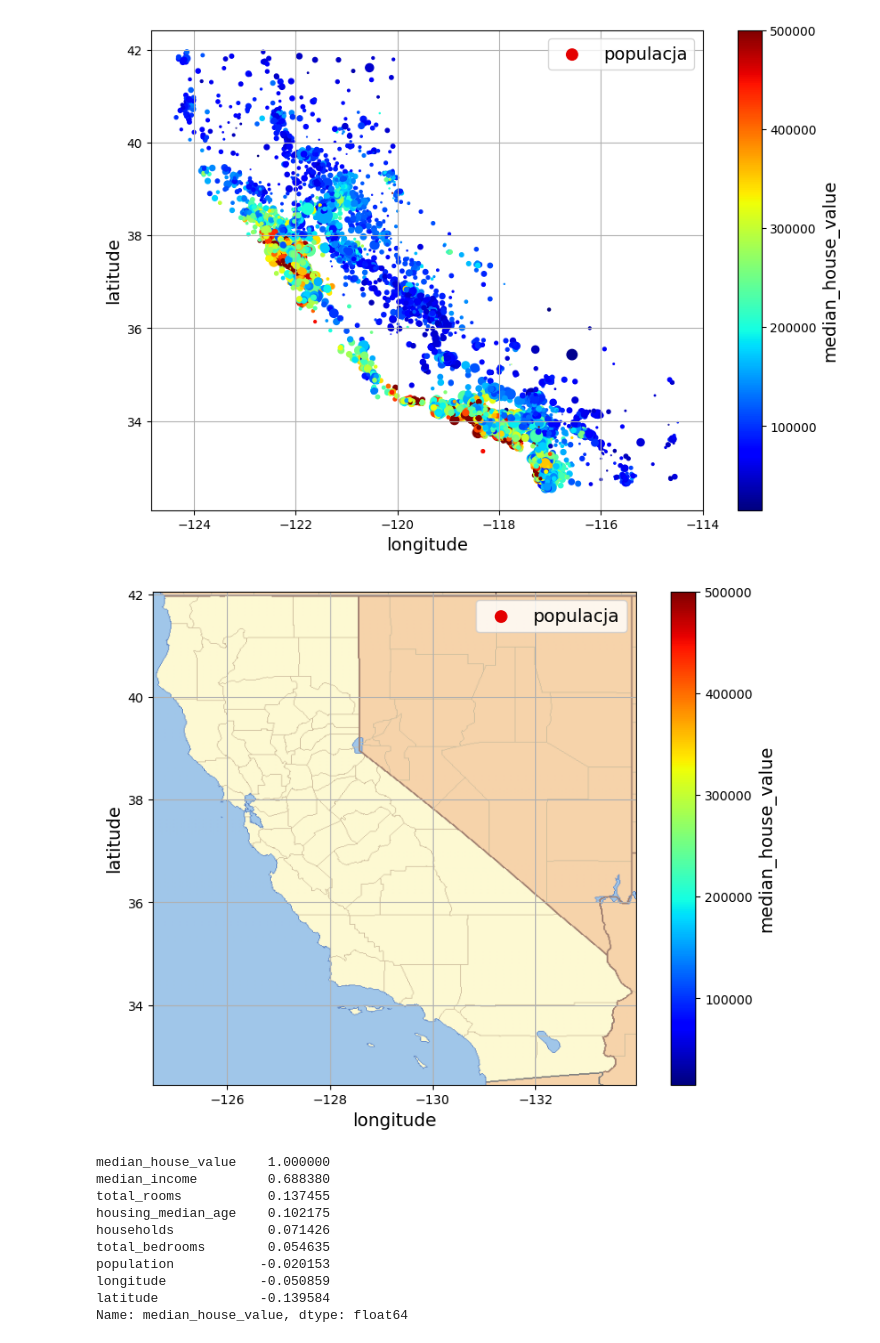
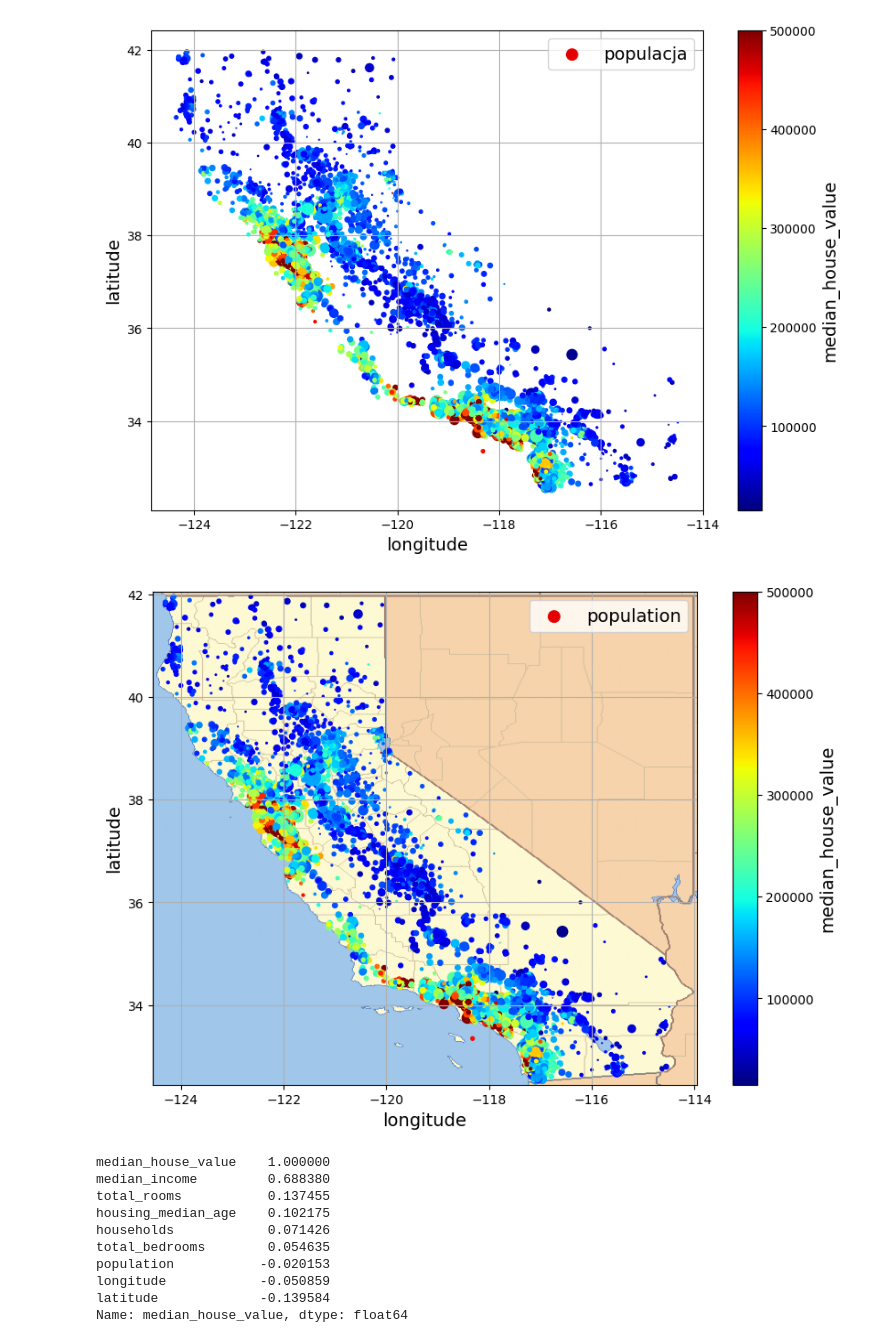
Before and after one commit to DaryaBelka/machine-learning, a Jupyter notebook: 02_pierwszy_projekt_uczenia_maszynowego.ipynb, the cells around one changed output. Cells and saved outputs as stored; diff of their text form; code cells hidden in the pictures.

```diff
--- a/02_pierwszy_projekt_uczenia_maszynowego.ipynb
+++ b/02_pierwszy_projekt_uczenia_maszynowego.ipynb
@@ -159,15 +159,16 @@ plt.show()
 # %% [output]
 [figure]
 # %%
-df_train_eda.plot(kind="scatter", x="longitude", y="latitude", grid = True,
-                  s=df_train_eda["population"] / 100, label= "populacja",
-                  c="median_house_value", cmap="jet", colorbar = True,
-                  legend = True, sharex = False, figsize=(10, 7))
-california_img = plt.imread(datapath / "california.png")
-axis = -124.55, -133.95, 32.45, 42.05
+df_train_eda.plot(kind="scatter", x="longitude", y="latitude", grid=True,
+             s=df_train_eda["population"] / 100, label="population",
+             c="median_house_value", cmap="jet", colorbar=True,
+             legend=True, sharex=False, figsize=(10, 7))
+california_img=plt.imread(datapath/"california.png")
+axis = -124.55, -113.95, 32.45, 42.05
 plt.axis(axis)
 plt.imshow(california_img, extent=axis)
+
 plt.show()
 # %% [output]
-[figure, old version]
+[figure, new version]
 # %%
```
Also changed, not shown: parts of 86 cells of this notebook, 1 other file.
